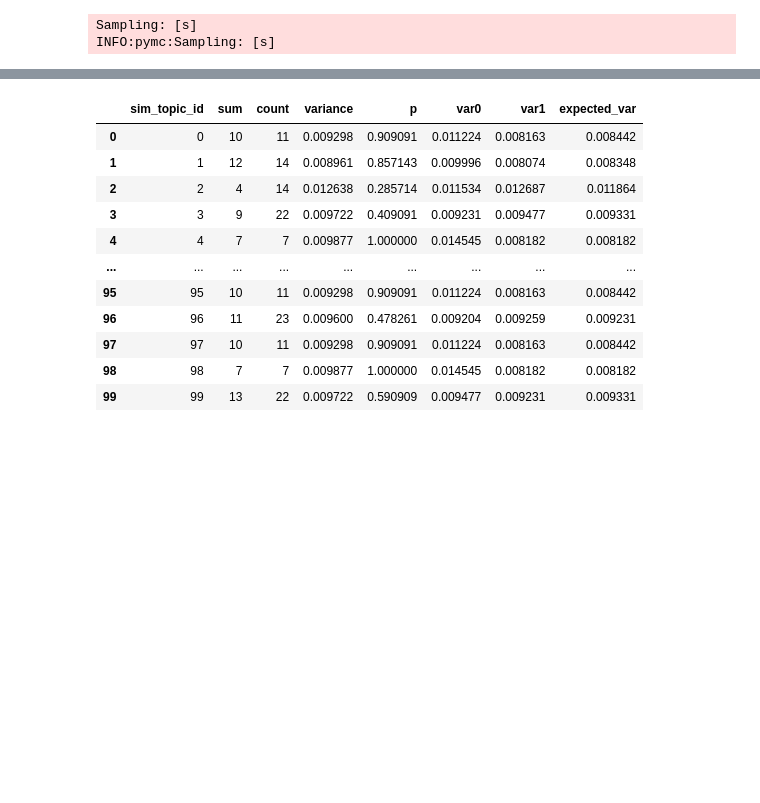
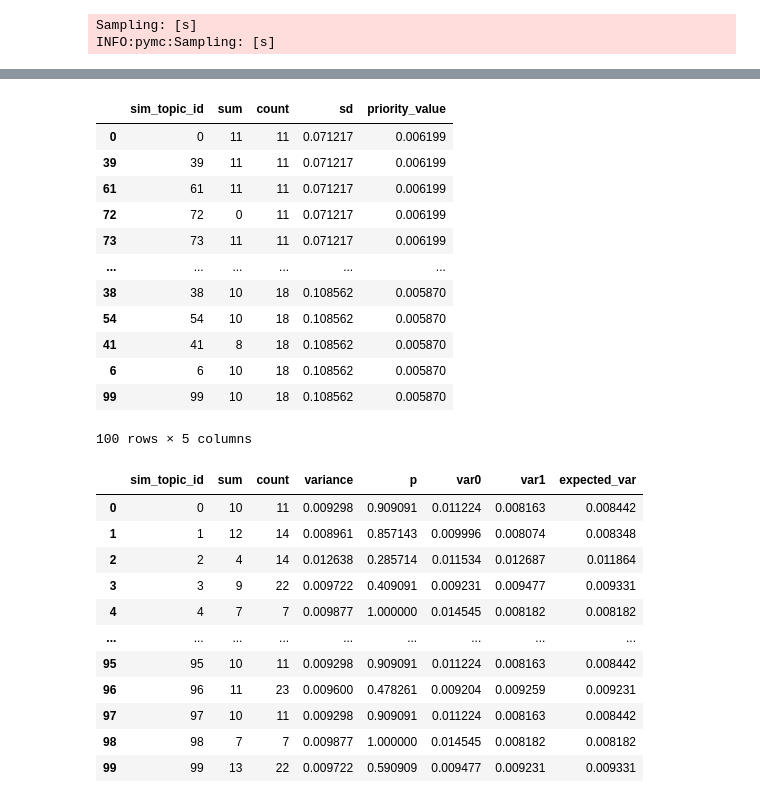
Before and after one commit to imrogerjiang/bayesian-inference-topic-measures, a Jupyter notebook: Optimal Topic Allocation Search (Working nb).ipynb, the cells around one changed output, grey strips where cells are left out. Drawn from its saved outputs; the diff is of its cells as text; code cells hidden in the pictures; blank space fills up the shorter version.

```diff
--- a/Optimal Topic Allocation Search (Working nb).ipynb
+++ b/Optimal Topic Allocation Search (Working nb).ipynb
@@ -284,3 +239,59 @@ OSError: Cannot save file into a non-existent directory: 'data/None'
+# %%
+scores = trial_sim_scores[:0]
+
+if total_scores == None:
+    total_scores = n_raters*scores_per_r
+
+# Allocate topics for each rater
+for sim_rater_id in range(n_raters):
+    # Checking if all scores have been allocated
+    if total_scores <= 0:
+        break
+
+    # Calculating variance for each topic's posterior distribution
+    s = (scores.groupby("sim_topic_id").agg({"intrusion":"sum"})
+         .rename(columns={"intrusion":"sum"}).reset_index())
+    c = (scores.groupby("sim_topic_id").agg({"intrusion":"count"})
+         .rename(columns={"intrusion":"count"}).reset_index())
+    topic_sd = pd.merge(s, c, on="sim_topic_id")
+
+    # Create df with zeros if no data exists
+    if len(topic_sd) < 100:
+        missing_topic_ids = [i for i in range(100) if i not in np.array(topic_sd["sim_topic_id"])]
+        missings = pd.DataFrame({"sim_topic_id":missing_topic_ids
+                                  ,"sum":[0]*len(missing_topic_ids)
+                                  ,"count":[0]*len(missing_topic_ids)})
+        topic_sd = pd.concat([topic_sd, missings])
+
+    # Calculating variance
+    topic_sd["sd"] = postrr_var(topic_sd["sum"], topic_sd["count"])**0.5
+
+    # Calculation priority values (wright_equivalence_2012)
+    topic_sd["priority_value"] = topic_sd["sd"]/(topic_sd["count"] * (topic_sd["count"]+1))**0.5
+
+    # Allocating topics
+    allocated_topics = topic_sd.sort_values("priority_value", ascending=False)[:scores_per_r]["sim_topic_id"]
+    total_scores -= scores_per_r
+
+    selected_scores = trial_sim_scores[(trial_sim_scores["sim_rater_id"]==sim_rater_id)&
+                        (trial_sim_scores["sim_topic_id"].isin(allocated_topics))]
+    scores = pd.concat([scores, selected_scores])
+# %%
+topic_sd.sort_values("count")
+# %% [output]
+|  | sim_topic_id | sum | count | sd | priority_value |
+| 0 | 0 | 11 | 11 | 0.071217 | 0.006199 |
+| 39 | 39 | 11 | 11 | 0.071217 | 0.006199 |
+| 61 | 61 | 11 | 11 | 0.071217 | 0.006199 |
+| 72 | 72 | 0 | 11 | 0.071217 | 0.006199 |
+| 73 | 73 | 11 | 11 | 0.071217 | 0.006199 |
+| ... | ... | ... | ... | ... | ... |
+| 38 | 38 | 10 | 18 | 0.108562 | 0.005870 |
+| 54 | 54 | 10 | 18 | 0.108562 | 0.005870 |
+| 41 | 41 | 8 | 18 | 0.108562 | 0.005870 |
+| 6 | 6 | 10 | 18 | 0.108562 | 0.005870 |
+| 99 | 99 | 10 | 18 | 0.108562 | 0.005870 |
+100 rows × 5 columns
 # %%
 # Running total of scores
 counts = np.zeros(100)
```
Also changed, not shown: parts of 2 cells of this notebook, 1 other file.
